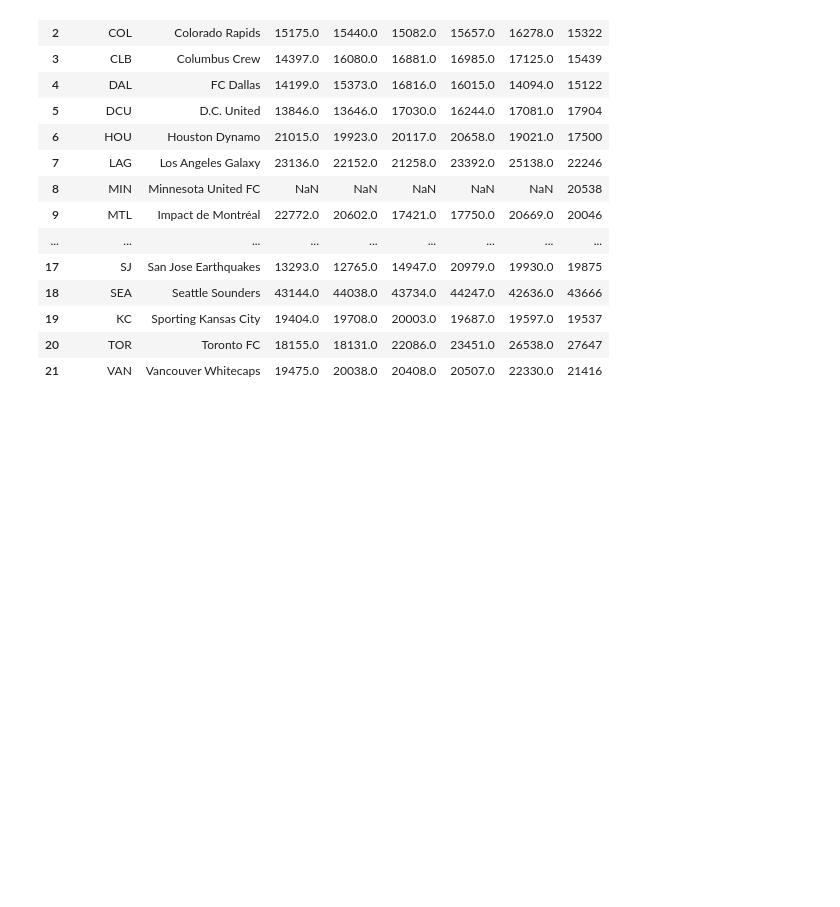
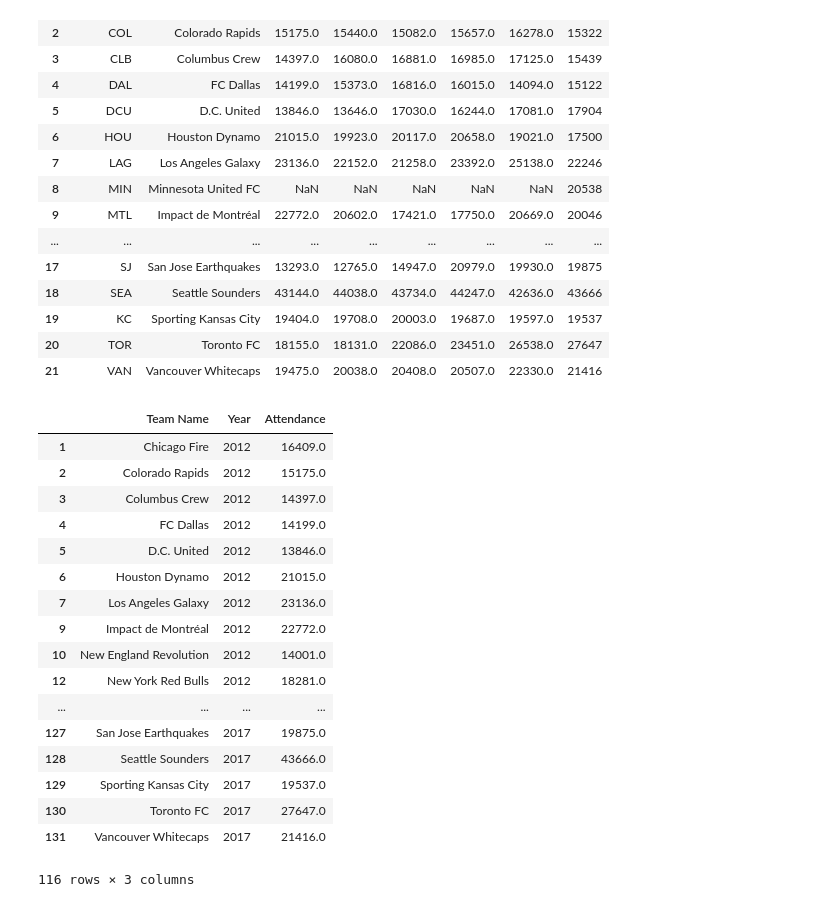
Before and after one commit to Jccommander/Project1-WJBA, a Jupyter notebook: Data Analysis.ipynb, the cells around one changed output. Cells and saved outputs as stored; diff of their text form; code cells hidden in the pictures; blank space fills up the shorter version.

```diff
--- a/Data Analysis.ipynb
+++ b/Data Analysis.ipynb
@@ -28,9 +28,28 @@ historical_attendence_data
 # %%
 # reverse the 2-dimensional table (DataFrame) into a 1 dimensional list
 historical_attendence_data_1=historical_attendence_data.melt(id_vars="Team Name",value_vars=list(historical_attendence_data.columns[2:]),var_name="Year",value_name="Attendance")
 
 # drop NaN values - years a team doesn't have attendance data
 historical_attendence_data_1=historical_attendence_data_1.dropna()
-historical_attendence_data_1.head()
+historical_attendence_data_1
+# %% [output]
+|  | Team Name | Year | Attendance |
+| 1 | Chicago Fire | 2012 | 16409.0 |
+| 2 | Colorado Rapids | 2012 | 15175.0 |
+| 3 | Columbus Crew | 2012 | 14397.0 |
+| 4 | FC Dallas | 2012 | 14199.0 |
+| 5 | D.C. United | 2012 | 13846.0 |
+| 6 | Houston Dynamo | 2012 | 21015.0 |
+| 7 | Los Angeles Galaxy | 2012 | 23136.0 |
+| 9 | Impact de Montréal | 2012 | 22772.0 |
+| 10 | New England Revolution | 2012 | 14001.0 |
+| 12 | New York Red Bulls | 2012 | 18281.0 |
+| ... | ... | ... | ... |
+| 127 | San Jose Earthquakes | 2017 | 19875.0 |
+| 128 | Seattle Sounders | 2017 | 43666.0 |
+| 129 | Sporting Kansas City | 2017 | 19537.0 |
+| 130 | Toronto FC | 2017 | 27647.0 |
+| 131 | Vancouver Whitecaps | 2017 | 21416.0 |
+116 rows × 3 columns
 # %%
 # plot the attendance data using seaborn library
```
Also changed, not shown: parts of 4 cells of this notebook, 1 other file.
